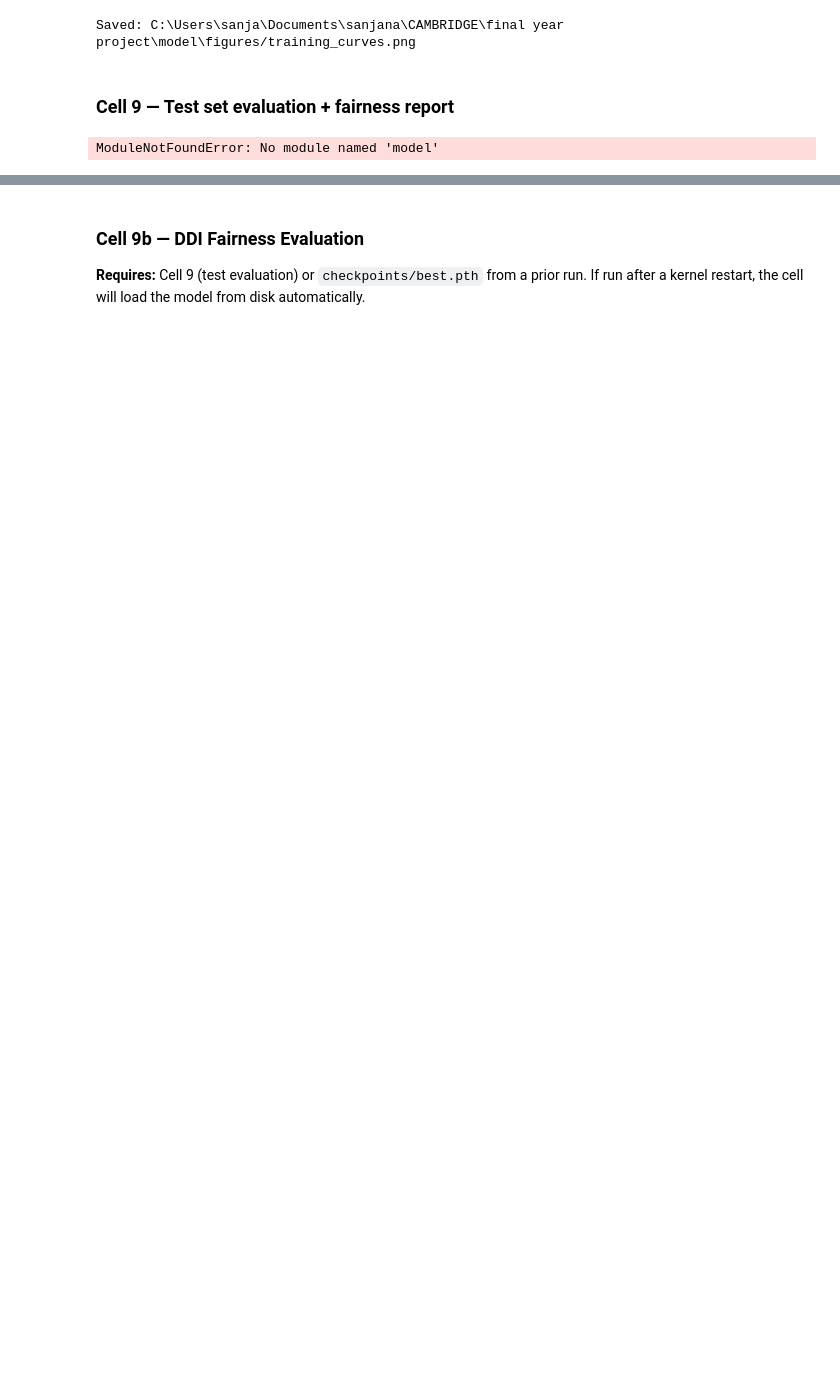
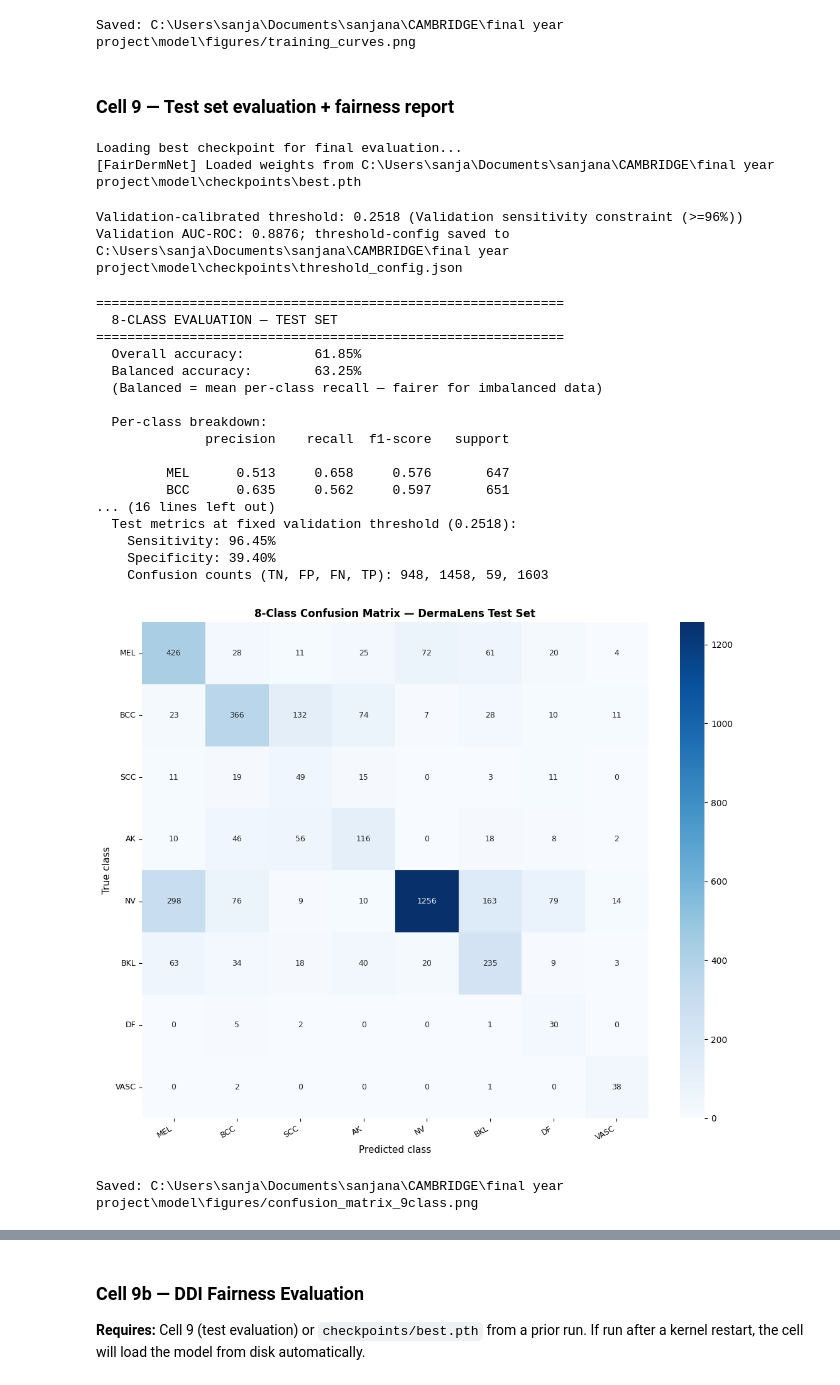
Before and after one commit to sanjanatg/Derma-Lens, a Jupyter notebook: model/notebooks/dermalens_train.ipynb, the cells around one changed output, grey strips where cells are left out. Drawn from its saved outputs; the diff is of its cells as text; code cells hidden in the pictures; blank space fills up the shorter version.

```diff
--- a/model/notebooks/dermalens_train.ipynb
+++ b/model/notebooks/dermalens_train.ipynb
@@ -1055,7 +1110,7 @@ Saved: C:\Users\sanja\Documents\sanjana\CAMBRIDGE\final year project\model\figur
 import json
 from sklearn.metrics import (
     classification_report, confusion_matrix,
-    accuracy_score, balanced_accuracy_score
+    accuracy_score, balanced_accuracy_score, roc_curve, auc
 )
 import seaborn as sns
 from matplotlib.patches import Patch
@@ -1088,6 +1143,45 @@ best_model = FairDermNet.from_checkpoint(
 )
 best_model.eval().to(DEVICE)
 
+# Calibrate the binary operating threshold on validation data only. The test
+# set remains untouched until the threshold has been fixed.
+val_true_cls, val_pred_cls, val_pred_probs, val_eval_tones = evaluate_multiclass(
+    best_model, val_loader, DEVICE
+)
+val_labels = np.array([1 if c in MALIGNANT_CLASSES else 0 for c in val_true_cls])
+val_risk_probs = val_pred_probs[:, list(MALIGNANT_CLASSES)].sum(axis=1)
+if np.unique(val_labels).size != 2:
+    raise ValueError("Validation split must contain both binary risk groups to calibrate a threshold.")
+val_fpr, val_tpr, val_thresholds = roc_curve(val_labels, val_risk_probs)
+val_auc = auc(val_fpr, val_tpr)
+clinical_mask = val_tpr >= 0.96
+if clinical_mask.any():
+    best_idx = np.where(clinical_mask)[0][np.argmin(val_fpr[clinical_mask])]
+    optimal_threshold = float(val_thresholds[best_idx])
+    threshold_method = "Validation sensitivity constraint (>=96%)"
+else:
+    best_idx = int(np.argmax(val_tpr - val_fpr))
+    optimal_threshold = float(val_thresholds[best_idx])
+    threshold_method = "Validation Youden's J fallback"
+val_threshold_pred = (val_risk_probs >= optimal_threshold).astype(int)
+val_tn, val_fp, val_fn, val_tp = confusion_matrix(
+    val_labels, val_threshold_pred, labels=[0, 1]
+).ravel()
+threshold_config = {
+    "default_threshold": 0.50,
+    "clinical_threshold": round(optimal_threshold, 6),
+    "sensitivity_at_clinical": round(float(val_tp / max(val_tp + val_fn, 1)), 4),
+    "specificity_at_clinical": round(float(val_tn / max(val_tn + val_fp, 1)), 4),
+    "roc_auc_validation": round(float(val_auc), 4),
+    "calibration_split": "validation",
+    "method": threshold_method,
+}
+with open(CHECKPOINTS / "threshold_config.json", "w") as f:
+    json.dump(threshold_config, f, indent=2)
+print(f"Validation-calibrated threshold: {optimal_threshold:.4f} ({threshold_method})")
+print(f"Validation AUC-ROC: {val_auc:.4f}; threshold-config saved to {CHECKPOINTS / 'threshold_config.json'}")
+
+# Final test evaluation uses the already-fixed validation threshold.
 true_cls, pred_cls, pred_probs, eval_tones = evaluate_multiclass(
     best_model, test_loader, DEVICE
 )
@@ -1124,6 +1218,20 @@ spec = tn / (tn + fp + 1e-8)
 print(f"\n  Binary sensitivity (malignant detection): {sens*100:.2f}%")
 print(f"  Binary specificity:                       {spec*100:.2f}%")
 print(f"  False negative rate:                      {(1-sens)*100:.2f}%")
+
+# Report test performance at the threshold selected on validation data.
+test_risk_probs = pred_probs[:, list(MALIGNANT_CLASSES)].sum(axis=1)
+test_threshold_pred = (test_risk_probs >= optimal_threshold).astype(int)
+test_tn, test_fp, test_fn, test_tp = confusion_matrix(
+    true_binary, test_threshold_pred, labels=[0, 1]
+).ravel()
+test_threshold_sens = test_tp / max(test_tp + test_fn, 1)
+test_threshold_spec = test_tn / max(test_tn + test_fp, 1)
+print(f"\n  Test metrics at fixed validation threshold ({optimal_threshold:.4f}):")
+print(f"    Sensitivity: {test_threshold_sens*100:.2f}%")
+print(f"    Specificity: {test_threshold_spec*100:.2f}%")
+print(f"    Confusion counts (TN, FP, FN, TP): "
+      f"{test_tn}, {test_fp}, {test_fn}, {test_tp}")
 
 # ── Confusion matrix ──────────────────────────────────────────
 fig, ax = plt.subplots(figsize=(11, 9))
@@ -1164,31 +1272,53 @@ ax.tick_params(axis="x", rotation=25)
 legend_elements = [
     Patch(facecolor="#E24B4A", label="High risk"),
     Patch(facecolor="#EF9F27", label="Medium risk"),
     Patch(facecolor="#378ADD", label="Low risk"),
 ]
 ax.legend(handles=legend_elements, loc="upper right", fontsize=9)
 ax.grid(axis="y", alpha=0.3)
 plt.tight_layout()
 plt.savefig(FIGURES_DIR / "per_class_accuracy.png", dpi=150)
 plt.show()
 print(f"Saved: {FIGURES_DIR}/per_class_accuracy.png")
 
 fairness_metrics = compute_fairness_metrics(
     torch.tensor(pred_probs, dtype=torch.float32),
     torch.tensor(true_cls, dtype=torch.long),
     torch.tensor(eval_tones, dtype=torch.long),
     num_classes=NUM_CLASSES,
 )
 report = build_fairness_report(
     fairness_metrics,
     overall_accuracy=overall_acc,
     overall_balanced_accuracy=balanced_acc,
 )
 
 report_path = CHECKPOINTS / "test_fairness_report.txt"
 with open(report_path, "w") as f:
     json.dump(report, f, indent=2)
 
 print(f"\nFairness report saved: {report_path}")
 # %% [output]
-ModuleNotFoundError: No module named 'model'
+Loading best checkpoint for final evaluation...
+[FairDermNet] Loaded weights from C:\Users\sanja\Documents\sanjana\CAMBRIDGE\final year project\model\checkpoints\best.pth
+Validation-calibrated threshold: 0.2518 (Validation sensitivity constraint (>=96%))
+Validation AUC-ROC: 0.8876; threshold-config saved to C:\Users\sanja\Documents\sanjana\CAMBRIDGE\final year project\model\checkpoints\threshold_config.json
+============================================================
+  8-CLASS EVALUATION — TEST SET
+============================================================
+  Overall accuracy:         61.85%
+  Balanced accuracy:        63.25%
+  (Balanced = mean per-class recall — fairer for imbalanced data)
+
+  Per-class breakdown:
+              precision    recall  f1-score   support
+
+         MEL      0.513     0.658     0.576       647
+         BCC      0.635     0.562     0.597       651
+... (16 lines left out)
+  Test metrics at fixed validation threshold (0.2518):
+    Sensitivity: 96.45%
+    Specificity: 39.40%
+    Confusion counts (TN, FP, FN, TP): 948, 1458, 59, 1603
+[figure, added]
+Saved: C:\Users\sanja\Documents\sanjana\CAMBRIDGE\final year project\model\figures/confusion_matrix_9class.png
```
Also changed, not shown: parts of 15 cells of this notebook, 9 other files.
